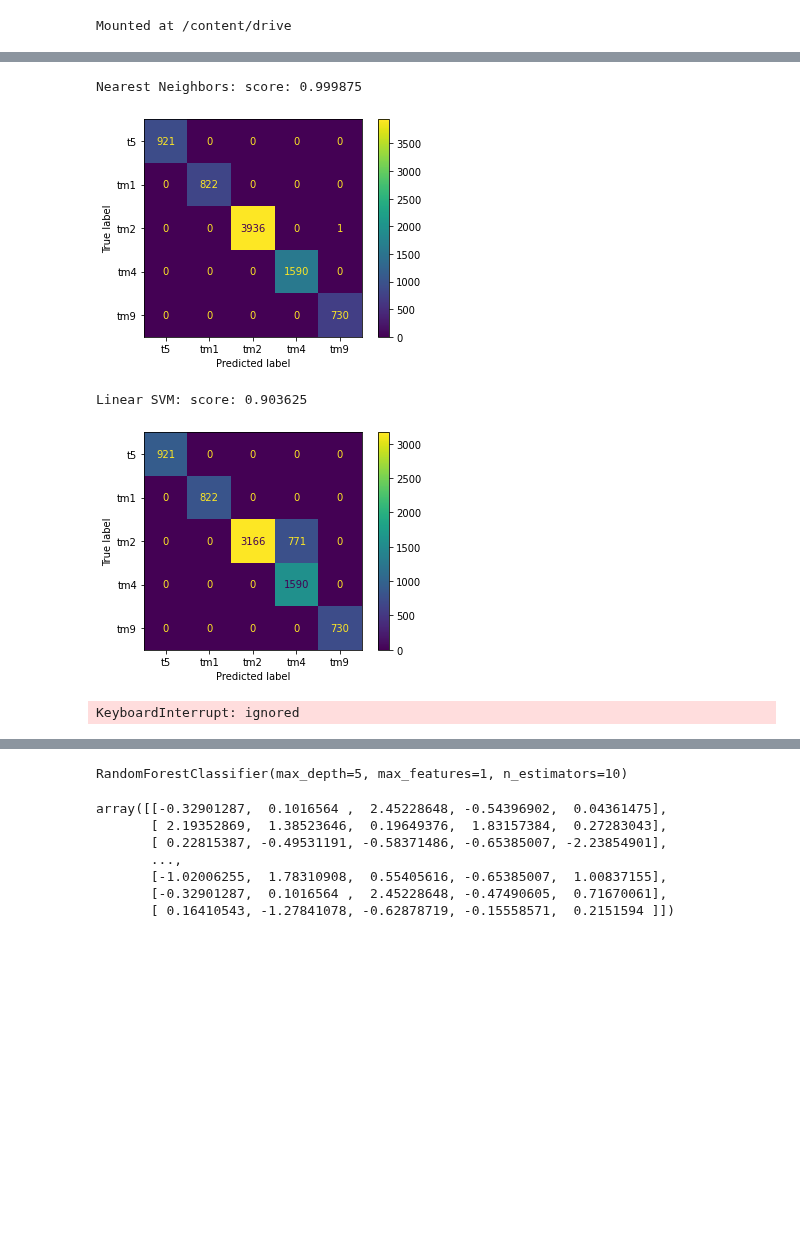
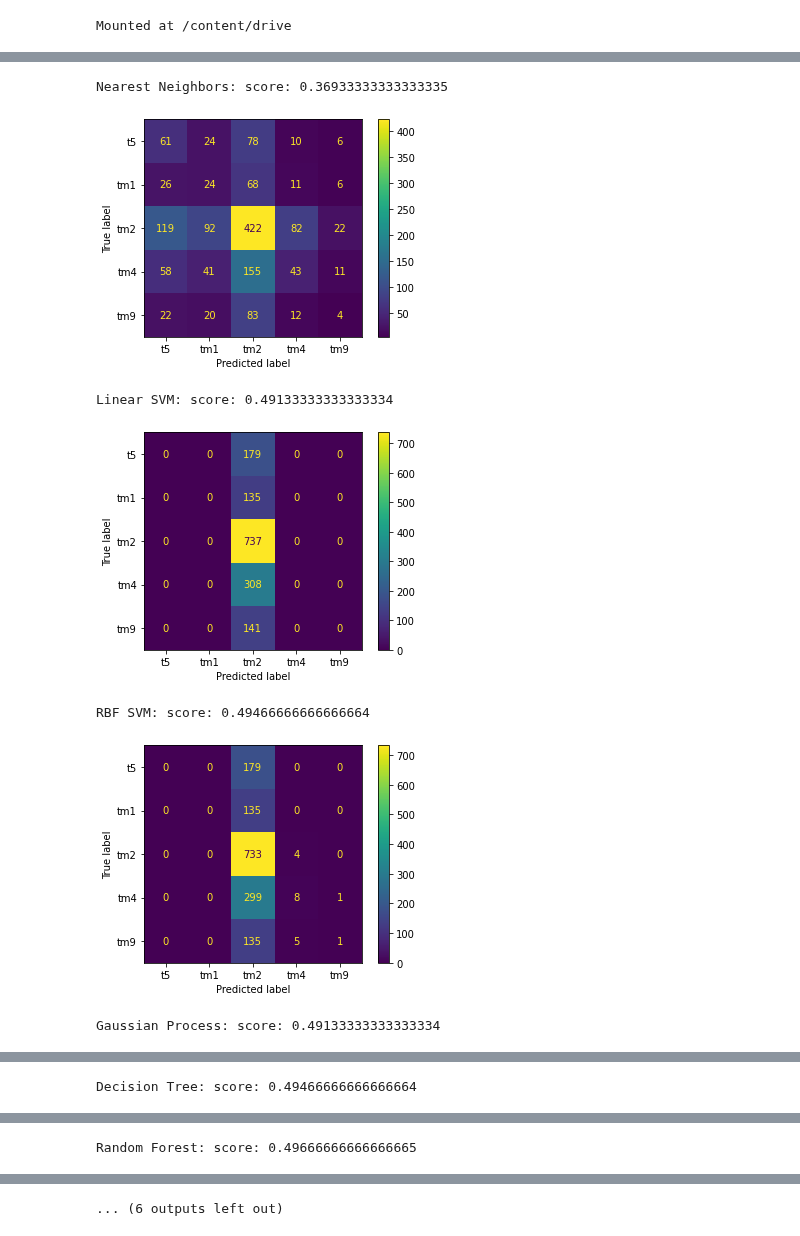
Before and after one commit to laurenneal/capstone-visual-neuroscience, a Jupyter notebook: scikit_test.ipynb, the cells around one changed output, grey strips where cells are left out. Saved outputs shown, nothing was run; the diff lists cells and outputs as text; code cells hidden in the pictures; blank space fills up the shorter version.

```diff
--- a/scikit_test.ipynb
+++ b/scikit_test.ipynb
@@ -8,8 +8,10 @@ Mounted at /content/drive
 # %%
 #pull in the single framed features
 import pandas as pd
+#This is the old results file with bad ROIs and the old stimulus values, need to use new features once extracted
 df = pd.read_csv('/content/drive/MyDrive/DS6011_Capstone_VisualNeuroscience/Seeded_CNMF/Extracted_Features/210815_0_1_label_mc_mix1_syt_features_1Frame_demo.csv')
-df = df.drop(columns = ['Unnamed: 0']).drop_duplicates().sample(20000)
+#drop duplicates and sample just 5000 obs for speed, need more observations for actually training
+df = df.drop(columns = ['Unnamed: 0']).drop_duplicates().sample(5000)
 df.head()
 # %% [output]
 |  | roi_ID | area | center_of_mass_row | center_of_mass_column | fluorescence | stimulus_demo | label |
@@ -24,3 +37,7 @@ y = df['label']
+# %%
+df['sq_difference'] = (df['fluorescence']-df['stimulus_demo'])**2
+X_df = df[['sq_difference']]
+y = df['label']
 # %%
 # Code source: Gaël Varoquaux
 #              Andreas Müller
@@ -58,39 +75,48 @@ names = [
     "QDA",
 ]
 
 classifiers = [
     KNeighborsClassifier(3),
     SVC(kernel="linear", C=0.025),
     SVC(gamma=2, C=1),
-    GaussianProcessClassifier(1.0 * RBF(1.0)),
+    #GaussianProcessClassifier(1.0 * RBF(1.0)),
     DecisionTreeClassifier(max_depth=5),
     RandomForestClassifier(max_depth=5, n_estimators=10, max_features=1),
-    MLPClassifier(alpha=1, max_iter=1000),
+    MLPClassifier(alpha=.01, max_iter=1000),
     AdaBoostClassifier(),
     GaussianNB(),
     QuadraticDiscriminantAnalysis(),
 ]
 
 
 # preprocess dataset, split into training and test part
-X = StandardScaler().fit_transform(X_df)
 X_train, X_test, y_train, y_test = train_test_split(
-    X, y, test_size=0.4, random_state=101
+    X_df, y, test_size=0.3, random_state=101
 )
 
+#Scale based on X_train to avoid data leakage
+scaler = StandardScaler()
+scaler.fit(X_train)
+X_train = scaler.transform(X_train)
+# apply same transformation to test data
+X_test = scaler.transform(X_test)
+
+X = StandardScaler().fit_transform(X_df)
 
 # iterate over classifiers
 for name, clf in zip(names, classifiers):
     clf.fit(X_train, y_train)
     score = clf.score(X_test, y_test)
     print(f'{name}: score: {score}')
 
     preds = clf.predict(X_test)
     ConfusionMatrixDisplay.from_predictions(y_test, preds)
     plt.show()
 # %% [output]
-Nearest Neighbors: score: 0.999875
+Nearest Neighbors: score: 0.36933333333333335
-[figure, old version]
+[figure, new version]
-Linear SVM: score: 0.903625
+Linear SVM: score: 0.49133333333333334
-[figure, old version]
+[figure, new version]
-KeyboardInterrupt: ignored
+RBF SVM: score: 0.49466666666666664
+[figure, added]
+Gaussian Process: score: 0.49133333333333334
@@ -96,0 +124 @@ KeyboardInterrupt: ignored
+Decision Tree: score: 0.49466666666666664
@@ -96,0 +126 @@ KeyboardInterrupt: ignored
+Random Forest: score: 0.49666666666666665
@@ -97,17 +128,2 @@ KeyboardInterrupt: ignored
+... (6 outputs left out)
-# %%
-model = RandomForestClassifier(max_depth=5, n_estimators=10, max_features=1)
-model.fit(X_train, y_train)
-model
-# %% [output]
-RandomForestClassifier(max_depth=5, max_features=1, n_estimators=10)
-# %%
-X
-# %% [output]
-array([[-0.32901287,  0.1016564 ,  2.45228648, -0.54396902,  0.04361475],
-       [ 2.19352869,  1.38523646,  0.19649376,  1.83157384,  0.27283043],
-       [ 0.22815387, -0.49531191, -0.58371486, -0.65385007, -2.23854901],
-       ...,
-       [-1.02006255,  1.78310908,  0.55405616, -0.65385007,  1.00837155],
-       [-0.32901287,  0.1016564 ,  2.45228648, -0.47490605,  0.71670061],
-       [ 0.16410543, -1.27841078, -0.62878719, -0.15558571,  0.2151594 ]])
 # %%
```
Also changed, not shown: parts of 5 cells of this notebook.
